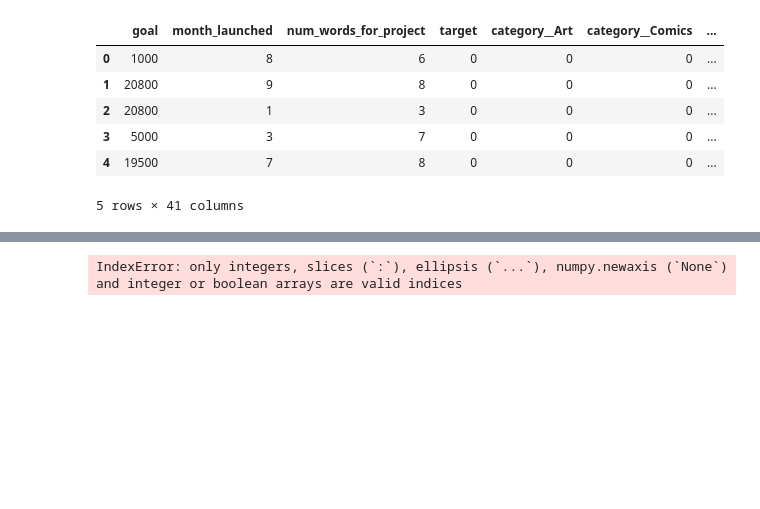
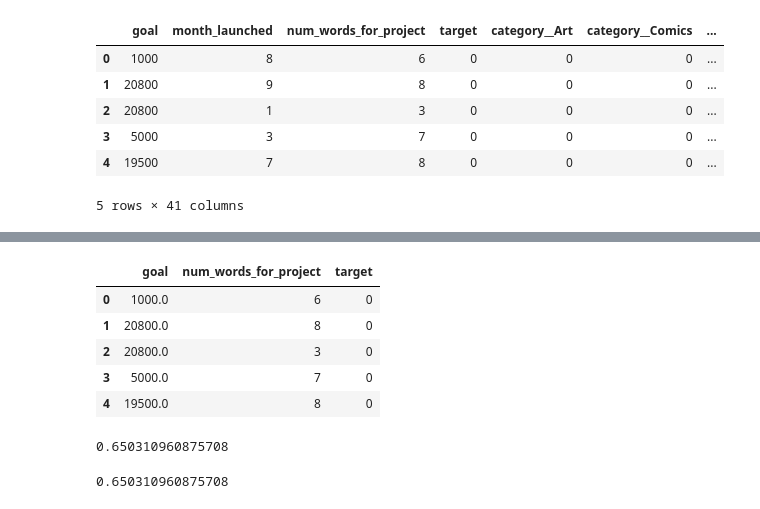
Before and after one commit to Ryan-Ashton/kickstarter_ml_app, a Jupyter notebook: KickStarter.ipynb, the cells around one changed output, grey strips where cells are left out. Drawn from its saved outputs; the diff is of its cells as text; code cells hidden in the pictures; blank space fills up the shorter version.

Commit message:
Updates to model and added Flask requirements

```diff
--- a/KickStarter.ipynb
+++ b/KickStarter.ipynb
@@ -359,22 +377,46 @@ Text(0.5, 0, 'Importance')
+# %%
+df_final.drop(['usd pledged', 'usd_pledged_real','usd_goal_real', 'main_category', 'ID', 'state', 'category',
+         'currency', 'deadline', 'name', 'country', 'pledged', 'backers', 'launched'], axis=1, inplace=True)
+
+df_final.head()
+# %% [output]
+|  | goal | num_words_for_project | target |
+| 0 | 1000.0 | 6 | 0 |
+| 1 | 20800.0 | 8 | 0 |
+| 2 | 20800.0 | 3 | 0 |
+| 3 | 5000.0 | 7 | 0 |
+| 4 | 19500.0 | 8 | 0 |
+# %%
+#Choose model - Need to fix
+from sklearn.tree import DecisionTreeClassifier
+from sklearn.model_selection import train_test_split
+
+
+train, test = train_test_split(df_final, test_size=0.2)
+
+y_train = train['target']
+y_test = test['target']
+
+X_train = train.drop(['target'], axis=1)
+X_test = test.drop(['target'], axis=1)
+
+
+model = DecisionTreeClassifier()
+model.fit(X_train, y_train)
+
+# save the model to disk
+# %% [output]
+0.650310960875708
 # %%
-#Choose model - Need to fix
-
-# X_train = np.array(X_train[['goal', 'month_launched', 'num_words_for_project']])
-
-# y_train = np.array(y_train)
+import pickle
 
 
-# model = DecisionTreeClassifier()
-# model.fit(X_train, y_train)
+pickle.dump(model, open('tranform.pkl', 'wb'))
+filename = 'kickstarter_model.pkl'
+pickle.dump(model, open(filename, 'wb'))
 
-# # save the model to disk
-# import pickle
-
-# filename = 'kickstarter_model.sav'
-# pickle.dump(model, open(filename, 'wb'))
-
-# loaded_model = pickle.load(open(filename, 'rb'))
-# result = loaded_model.score(X_test, y_test)
-# print(result)
+loaded_model = pickle.load(open(filename, 'rb'))
+result = loaded_model.score(X_test, y_test)
+print(result)
 # %% [output]
-IndexError: only integers, slices (`:`), ellipsis (`...`), numpy.newaxis (`None`) and integer or boolean arrays are valid indices
+0.650310960875708
```
Also changed, not shown: parts of 5 cells of this notebook, 7 other files.
